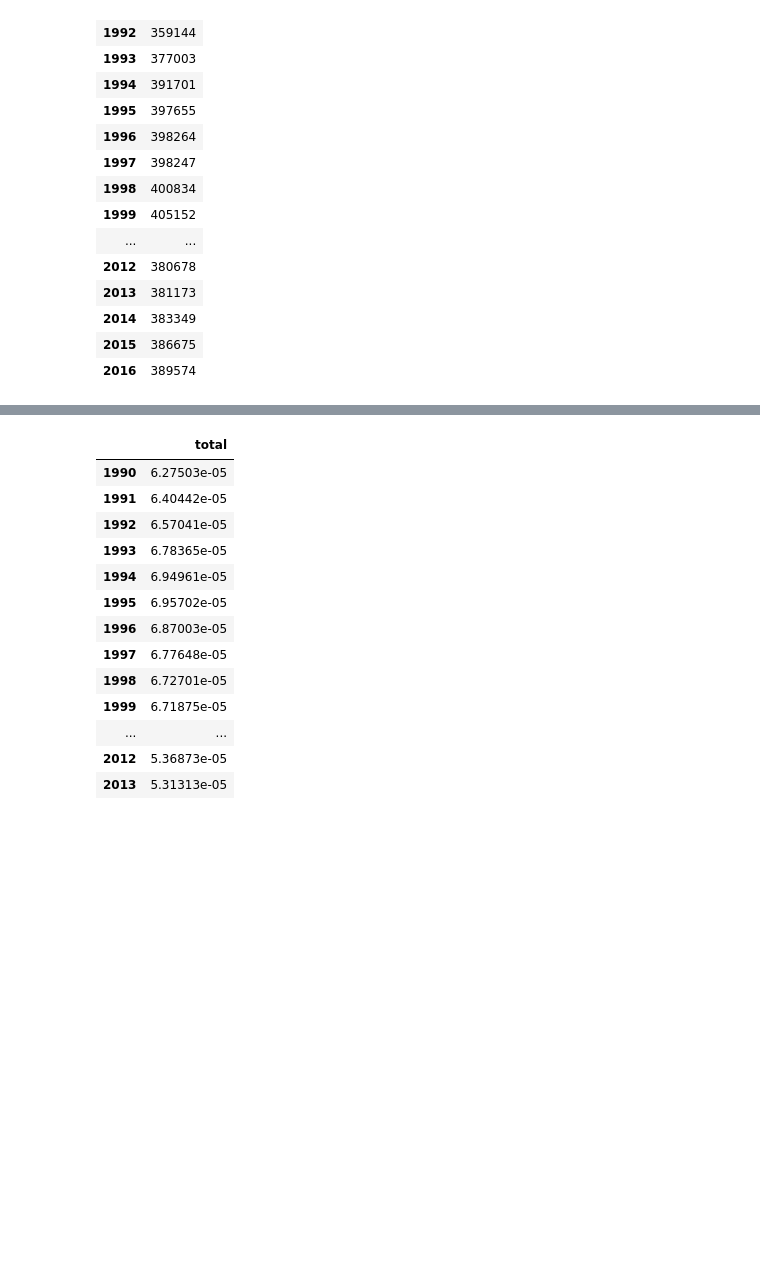
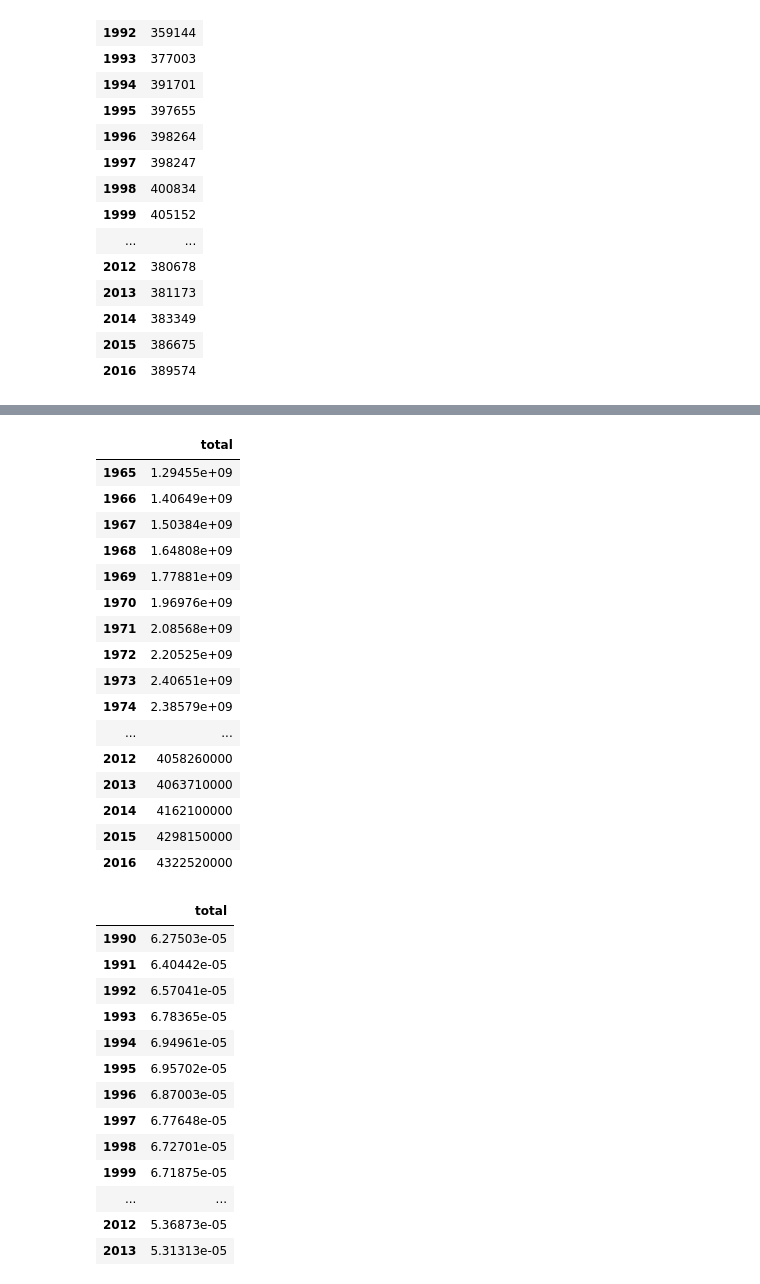
Before and after one commit to danyosha/IMMC2019Silaeder, a Jupyter notebook: IMMCMLModel.ipynb, the cells around one changed output, grey strips where cells are left out. Cells and saved outputs as stored; diff of their text form; code cells hidden in the pictures; blank space fills up the shorter version.

```diff
--- a/IMMCMLModel.ipynb
+++ b/IMMCMLModel.ipynb
@@ -67,3 +108,26 @@ food_db_total = food_db_total.iloc[1:]
+# %%
+oil_db_total = oil_db.sum(0).to_frame()
+oil_db_total.columns = ['total']
+oil_db_total = oil_db_total.iloc[1:]
+oil_db_total
+# %% [output]
+|  | total |
+| 1965 | 1.29455e+09 |
+| 1966 | 1.40649e+09 |
+| 1967 | 1.50384e+09 |
+| 1968 | 1.64808e+09 |
+| 1969 | 1.77881e+09 |
+| 1970 | 1.96976e+09 |
+| 1971 | 2.08568e+09 |
+| 1972 | 2.20525e+09 |
+| 1973 | 2.40651e+09 |
+| 1974 | 2.38579e+09 |
+| ... | ... |
+| 2012 | 4058260000 |
+| 2013 | 4063710000 |
+| 2014 | 4162100000 |
+| 2015 | 4298150000 |
+| 2016 | 4322520000 |
 # %%
 for i in range(1990, 2017):
     food_db_total.iloc[food_db_total.index.values.tolist().index(str(i))] /= population_db_total.iloc[population_db_total.index.values.tolist().index(str(i))]
```
Also changed, not shown: parts of 6 cells of this notebook, 1 other file.
